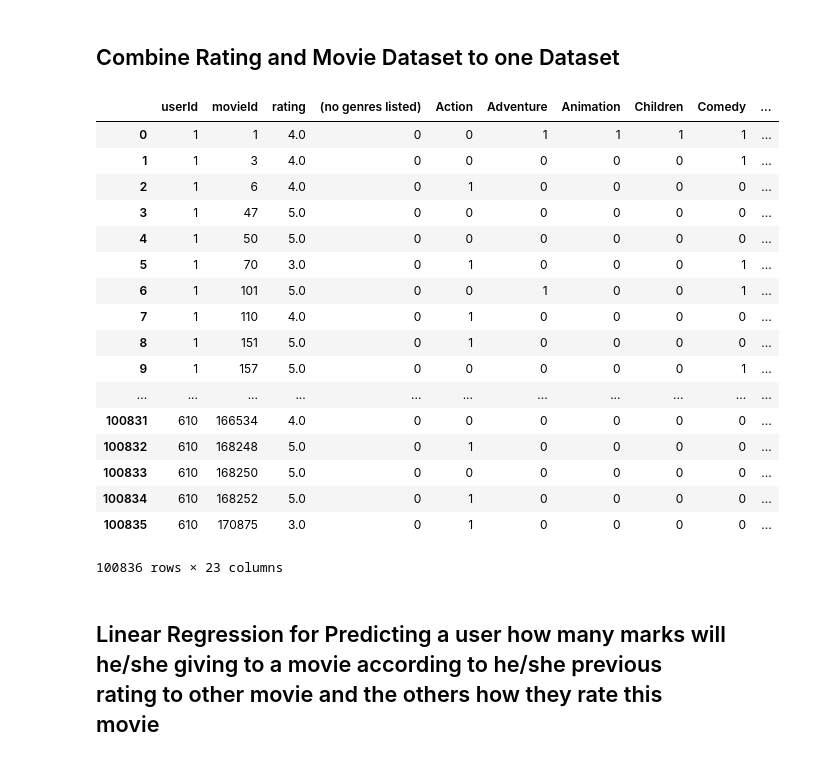
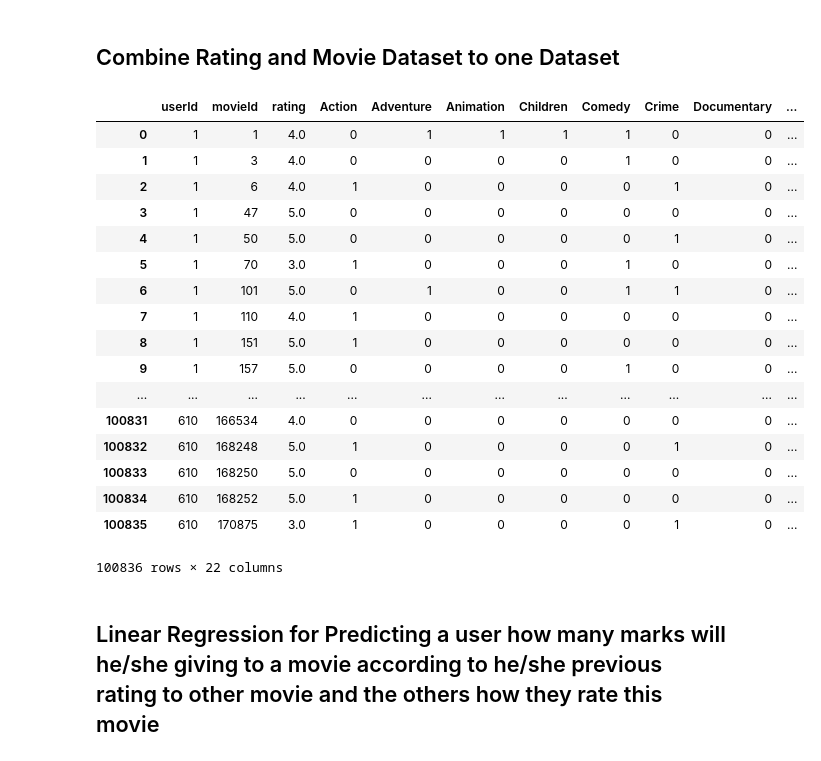
Before and after one commit to Ericlkl/Movie-Rating-Prediction, a Jupyter notebook: Assignment.ipynb, the cells around one changed output. Saved outputs shown, nothing was run; the diff lists cells and outputs as text; code cells hidden in the pictures.

```diff
--- a/Assignment.ipynb
+++ b/Assignment.ipynb
@@ -25,12 +25,19 @@ movies_dataset = pd.read_csv("./data/movies.csv")
 movies_dataset.set_index('movieId', inplace = True)
 
 # Convert genres to dummy variable dataset
-movies_dataset = movies_dataset['genres'].str.get_dummies(sep='|')
+# movies_genres_dummy <- a dataframe contains the genres values for all the movies and using movieId as index
+movies_genres_dummy = movies_dataset['genres'].str.get_dummies(sep='|')
+# Remove (no genres listed) from dummy because all 0 can represent (no genres listed)
+movies_genres_dummy = movies_genres_dummy.drop(columns=["(no genres listed)"], axis=1)
 
+
+# Use this If you think you are able to work on the years
 # Cannot use year as parameter because in movie 3xxxx there is a movie does not have years
 # movies_dataset["year"] = movies_dataset["title"].str.extract(r"\(([0-9]+)\)").astype(dtype=np.int)
 
-# Filtering duplicate values in the MovieGenre list
-# movies_dataset = movies_dataset.drop(columns=["(no genres listed)","Western","IMAX","Film-Noir","Children"], axis=1)
+# Pre Processing for KMeans Algorithm finding the similar movies
+movies_dataset = movies_dataset.drop(columns=["genres"], axis=1)
+movies_dataset = pd.merge(movies_dataset, movies_genres_dummy, on = 'movieId', how = "left")
+
 movies_dataset
 # %% [output]
@@ -56,27 +63,27 @@ movies_dataset
 # %% [markdown]
 ## Combine Rating and Movie Dataset to one Dataset
 # %%
-full_rating_dataset = pd.merge(rating_dataset[["userId","movieId","rating"]], movies_dataset, on = 'movieId', how = "left")
+full_rating_dataset = pd.merge(rating_dataset[["userId","movieId","rating"]], movies_genres_dummy, on = 'movieId', how = "left")
 full_rating_dataset
 # %% [output]
-|  | userId | movieId | rating | (no genres listed) | Action | Adventure | Animation | Children | Comedy | ... |
-| 0 | 1 | 1 | 4.0 | 0 | 0 | 1 | 1 | 1 | 1 | ... |
-| 1 | 1 | 3 | 4.0 | 0 | 0 | 0 | 0 | 0 | 1 | ... |
-| 2 | 1 | 6 | 4.0 | 0 | 1 | 0 | 0 | 0 | 0 | ... |
-| 3 | 1 | 47 | 5.0 | 0 | 0 | 0 | 0 | 0 | 0 | ... |
-| 4 | 1 | 50 | 5.0 | 0 | 0 | 0 | 0 | 0 | 0 | ... |
-| 5 | 1 | 70 | 3.0 | 0 | 1 | 0 | 0 | 0 | 1 | ... |
-| 6 | 1 | 101 | 5.0 | 0 | 0 | 1 | 0 | 0 | 1 | ... |
-| 7 | 1 | 110 | 4.0 | 0 | 1 | 0 | 0 | 0 | 0 | ... |
-| 8 | 1 | 151 | 5.0 | 0 | 1 | 0 | 0 | 0 | 0 | ... |
-| 9 | 1 | 157 | 5.0 | 0 | 0 | 0 | 0 | 0 | 1 | ... |
-| ... | ... | ... | ... | ... | ... | ... | ... | ... | ... | ... |
-| 100831 | 610 | 166534 | 4.0 | 0 | 0 | 0 | 0 | 0 | 0 | ... |
-| 100832 | 610 | 168248 | 5.0 | 0 | 1 | 0 | 0 | 0 | 0 | ... |
-| 100833 | 610 | 168250 | 5.0 | 0 | 0 | 0 | 0 | 0 | 0 | ... |
-| 100834 | 610 | 168252 | 5.0 | 0 | 1 | 0 | 0 | 0 | 0 | ... |
-| 100835 | 610 | 170875 | 3.0 | 0 | 1 | 0 | 0 | 0 | 0 | ... |
+|  | userId | movieId | rating | Action | Adventure | Animation | Children | Comedy | Crime | Documentary | ... |
+| 0 | 1 | 1 | 4.0 | 0 | 1 | 1 | 1 | 1 | 0 | 0 | ... |
+| 1 | 1 | 3 | 4.0 | 0 | 0 | 0 | 0 | 1 | 0 | 0 | ... |
+| 2 | 1 | 6 | 4.0 | 1 | 0 | 0 | 0 | 0 | 1 | 0 | ... |
+| 3 | 1 | 47 | 5.0 | 0 | 0 | 0 | 0 | 0 | 0 | 0 | ... |
+| 4 | 1 | 50 | 5.0 | 0 | 0 | 0 | 0 | 0 | 1 | 0 | ... |
+| 5 | 1 | 70 | 3.0 | 1 | 0 | 0 | 0 | 1 | 0 | 0 | ... |
+| 6 | 1 | 101 | 5.0 | 0 | 1 | 0 | 0 | 1 | 1 | 0 | ... |
+| 7 | 1 | 110 | 4.0 | 1 | 0 | 0 | 0 | 0 | 0 | 0 | ... |
+| 8 | 1 | 151 | 5.0 | 1 | 0 | 0 | 0 | 0 | 0 | 0 | ... |
+| 9 | 1 | 157 | 5.0 | 0 | 0 | 0 | 0 | 1 | 0 | 0 | ... |
+| ... | ... | ... | ... | ... | ... | ... | ... | ... | ... | ... | ... |
+| 100831 | 610 | 166534 | 4.0 | 0 | 0 | 0 | 0 | 0 | 0 | 0 | ... |
+| 100832 | 610 | 168248 | 5.0 | 1 | 0 | 0 | 0 | 0 | 1 | 0 | ... |
+| 100833 | 610 | 168250 | 5.0 | 0 | 0 | 0 | 0 | 0 | 0 | 0 | ... |
+| 100834 | 610 | 168252 | 5.0 | 1 | 0 | 0 | 0 | 0 | 0 | 0 | ... |
+| 100835 | 610 | 170875 | 3.0 | 1 | 0 | 0 | 0 | 0 | 1 | 0 | ... |
-100836 rows × 23 columns
+100836 rows × 22 columns
 # %% [markdown]
 ## Linear Regression for Predicting a user how many marks will he/she giving to a movie according to he/she previous rating to other movie and the others how they rate this movie
 # %%
```
Also changed, not shown: parts of 21 cells of this notebook, 1 other file.
